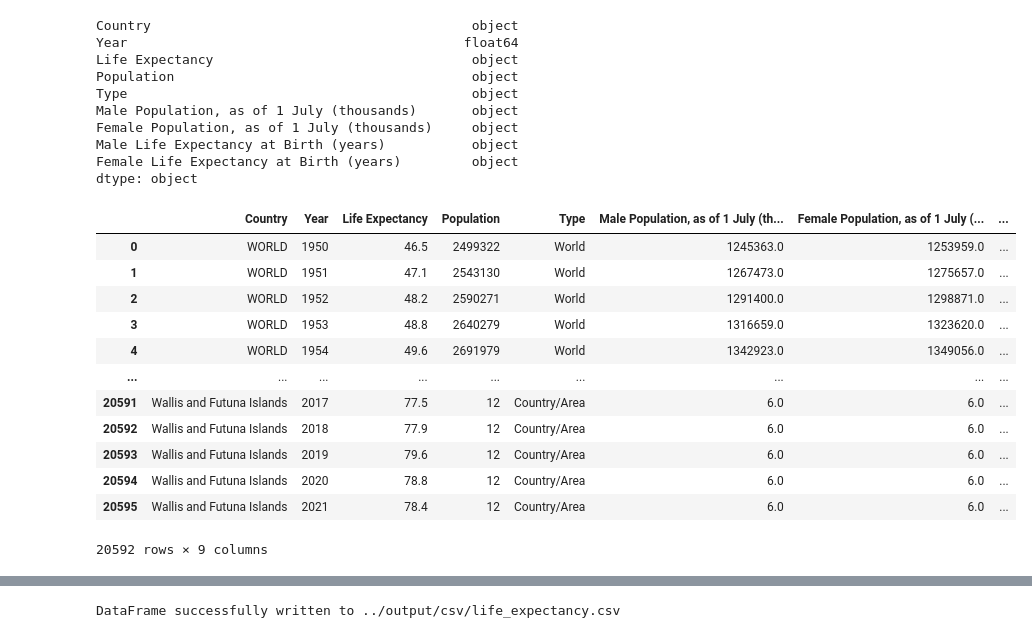
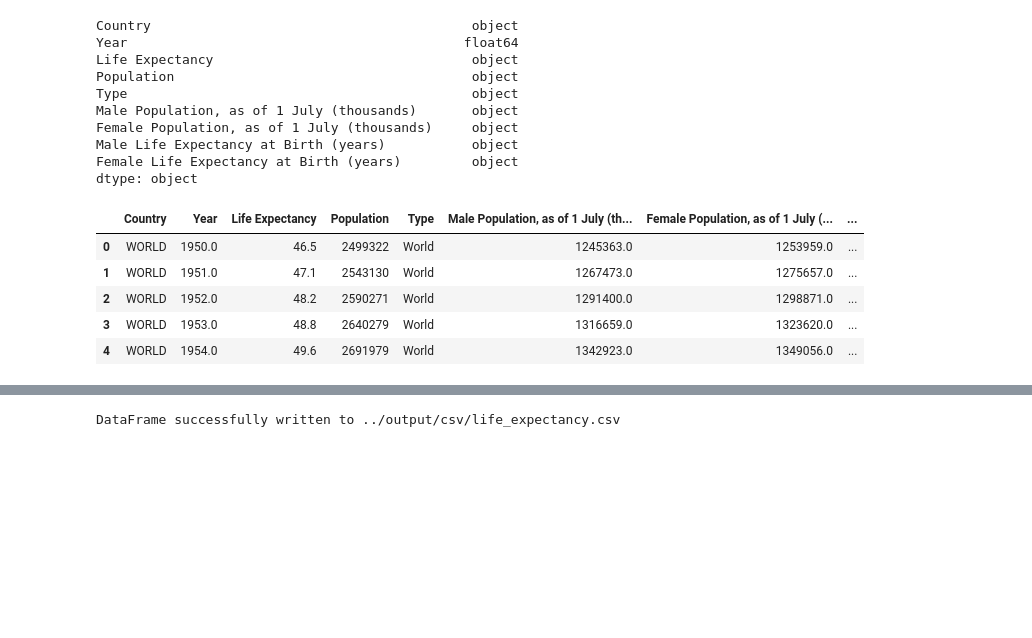
Before and after one commit to kevinzhouhogwarts/project-1-team-1, a Jupyter notebook: cleaning_code/UN_Life_Expectancy_Cleaning.ipynb, the cells around one changed output, grey strips where cells are left out. Cells and saved outputs as stored; diff of their text form; code cells hidden in the pictures; blank space fills up the shorter version.

Commit message:
update life expectancy code to remove errors due to imported values and .loc function, also took away conversion of NaN values to 0 - discuss with group

```diff
--- a/cleaning_code/UN_Life_Expectancy_Cleaning.ipynb
+++ b/cleaning_code/UN_Life_Expectancy_Cleaning.ipynb
@@ -8,7 +8,7 @@ import matplotlib.pyplot as plt
 # Create file path
 life_expectancy = Path("../Resources/Life_Expectancy_UNData.csv")
 # Read in Data
-life_expectancy_df = pd.read_csv(life_expectancy)
+life_expectancy_df = pd.read_csv(life_expectancy, low_memory=False)
 
 display(life_expectancy_df)
 # %% [output]
@@ -83,37 +83,32 @@ Male Life Expectancy at Birth (years)           object
 Female Life Expectancy at Birth (years)         object
 dtype: object
 # %%
-#Drop Null value for Year and Life Expectancy
+# Drop rows with null values in 'Life Expectancy' and 'Year'
 final_df = final_df.dropna(subset=['Life Expectancy', 'Year'])
 
-# Replace non-numeric values with NaN
-final_df['Life Expectancy'] = pd.to_numeric(final_df['Life Expectancy'], errors='coerce')
-final_df['Male Life Expectancy at Birth (years)'] = pd.to_numeric(final_df['Male Life Expectancy at Birth (years)'], errors='coerce')
-final_df['Female Life Expectancy at Birth (years)'] = pd.to_numeric(final_df['Female Life Expectancy at Birth (years)'], errors='coerce')
+# Replace non-numeric values with NaN and convert columns to numeric
+final_df.loc[:, 'Life Expectancy'] = pd.to_numeric(final_df['Life Expectancy'], errors='coerce')
+final_df.loc[:, 'Male Life Expectancy at Birth (years)'] = pd.to_numeric(final_df['Male Life Expectancy at Birth (years)'], errors='coerce')
+final_df.loc[:, 'Female Life Expectancy at Birth (years)'] = pd.to_numeric(final_df['Female Life Expectancy at Birth (years)'], errors='coerce')
 
-# Fill NaN values with 0 for Life Expectancy
-final_df['Life Expectancy'] = final_df['Life Expectancy'].fillna(0)
-final_df['Male Life Expectancy at Birth (years)'] = final_df['Male Life Expectancy at Birth (years)'].fillna(0)
-final_df['Female Life Expectancy at Birth (years)'] = final_df['Female Life Expectancy at Birth (years)'].fillna(0)
+# # Fill NaN values with 0 for Life Expectancy
+# final_df['Life Expectancy'] = final_df['Life Expectancy'].fillna(0)
+# final_df['Male Life Expectancy at Birth (years)'] = final_df['Male Life Expectancy at Birth (years)'].fillna(0)
+# final_df['Female Life Expectancy at Birth (years)'] = final_df['Female Life Expectancy at Birth (years)'].fillna(0)
 
-# Modify Datatype as needed
-final_df['Year'] = final_df['Year'].astype("int")
-final_df['Life Expectancy'] = final_df['Life Expectancy'].astype(float)
-final_df['Male Life Expectancy at Birth (years)'] = final_df['Male Life Expectancy at Birth (years)'].astype(float)
-final_df['Female Life Expectancy at Birth (years)'] = final_df['Female Life Expectancy at Birth (years)'].astype(float)
-final_df
+# Modify data types as needed using .loc
+final_df.loc[:, 'Year'] = final_df['Year'].astype(int)
+final_df.loc[:, 'Life Expectancy'] = final_df['Life Expectancy'].astype(float)
+final_df.loc[:, 'Male Life Expectancy at Birth (years)'] = final_df['Male Life Expectancy at Birth (years)'].astype(float)
+final_df.loc[:, 'Female Life Expectancy at Birth (years)'] = final_df['Female Life Expectancy at Birth (years)'].astype(float)
+
+# Display the modified DataFrame
+final_df.head()
 # %% [output]
 |  | Country | Year | Life Expectancy | Population | Type | Male Population, as of 1 July (th... | Female Population, as of 1 July (... | ... |
-| 0 | WORLD | 1950 | 46.5 | 2499322 | World | 1245363.0 | 1253959.0 | ... |
-| 1 | WORLD | 1951 | 47.1 | 2543130 | World | 1267473.0 | 1275657.0 | ... |
-| 2 | WORLD | 1952 | 48.2 | 2590271 | World | 1291400.0 | 1298871.0 | ... |
-| 3 | WORLD | 1953 | 48.8 | 2640279 | World | 1316659.0 | 1323620.0 | ... |
-| 4 | WORLD | 1954 | 49.6 | 2691979 | World | 1342923.0 | 1349056.0 | ... |
-| ... | ... | ... | ... | ... | ... | ... | ... | ... |
-| 20591 | Wallis and Futuna Islands | 2017 | 77.5 | 12 | Country/Area | 6.0 | 6.0 | ... |
-| 20592 | Wallis and Futuna Islands | 2018 | 77.9 | 12 | Country/Area | 6.0 | 6.0 | ... |
-| 20593 | Wallis and Futuna Islands | 2019 | 79.6 | 12 | Country/Area | 6.0 | 6.0 | ... |
-| 20594 | Wallis and Futuna Islands | 2020 | 78.8 | 12 | Country/Area | 6.0 | 6.0 | ... |
-| 20595 | Wallis and Futuna Islands | 2021 | 78.4 | 12 | Country/Area | 6.0 | 6.0 | ... |
+| 0 | WORLD | 1950.0 | 46.5 | 2499322 | World | 1245363.0 | 1253959.0 | ... |
+| 1 | WORLD | 1951.0 | 47.1 | 2543130 | World | 1267473.0 | 1275657.0 | ... |
+| 2 | WORLD | 1952.0 | 48.2 | 2590271 | World | 1291400.0 | 1298871.0 | ... |
+| 3 | WORLD | 1953.0 | 48.8 | 2640279 | World | 1316659.0 | 1323620.0 | ... |
+| 4 | WORLD | 1954.0 | 49.6 | 2691979 | World | 1342923.0 | 1349056.0 | ... |
-20592 rows × 9 columns
 # %%
```
Also changed, not shown: parts of 4 cells of this notebook, 1 other file.
